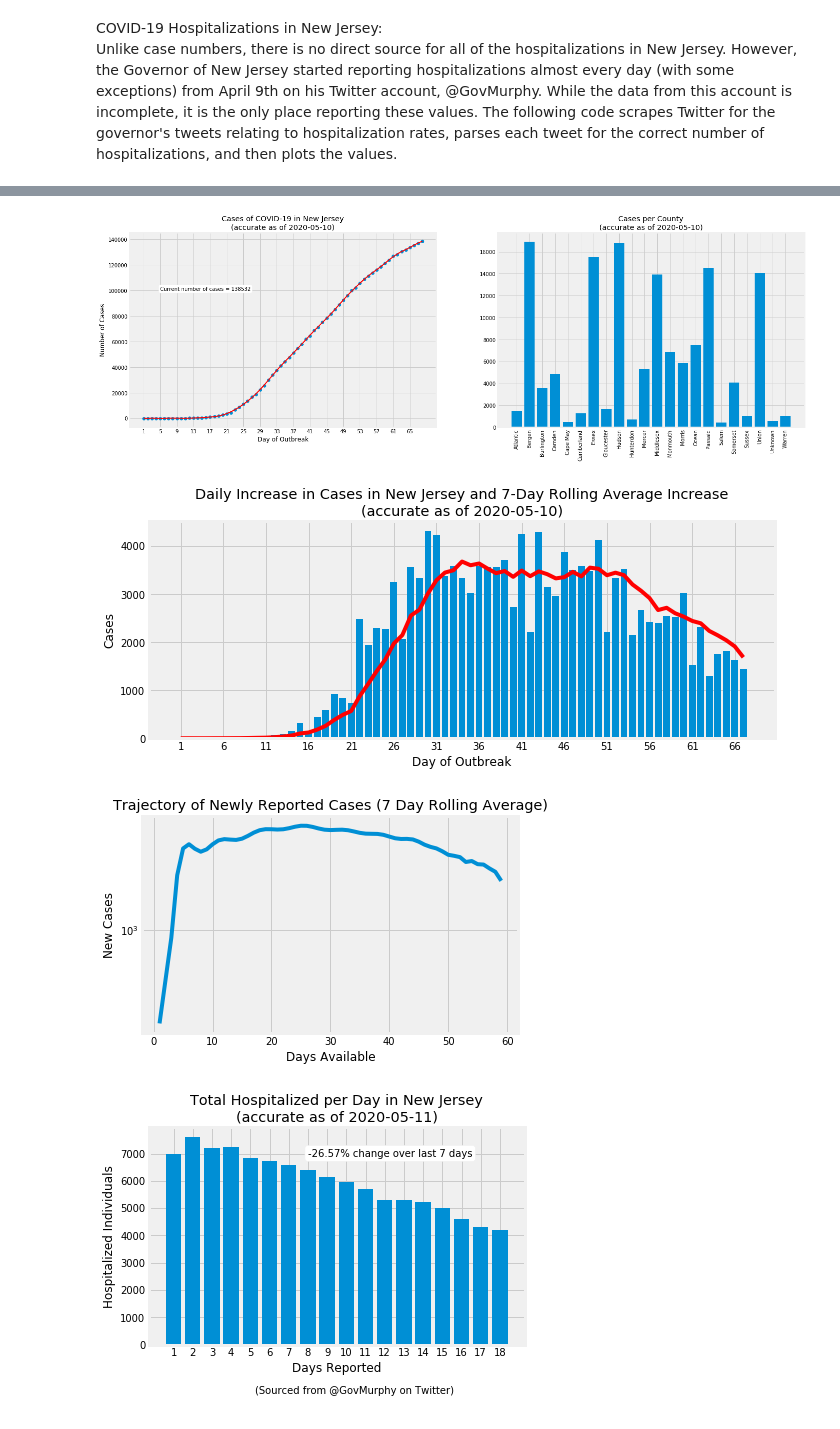
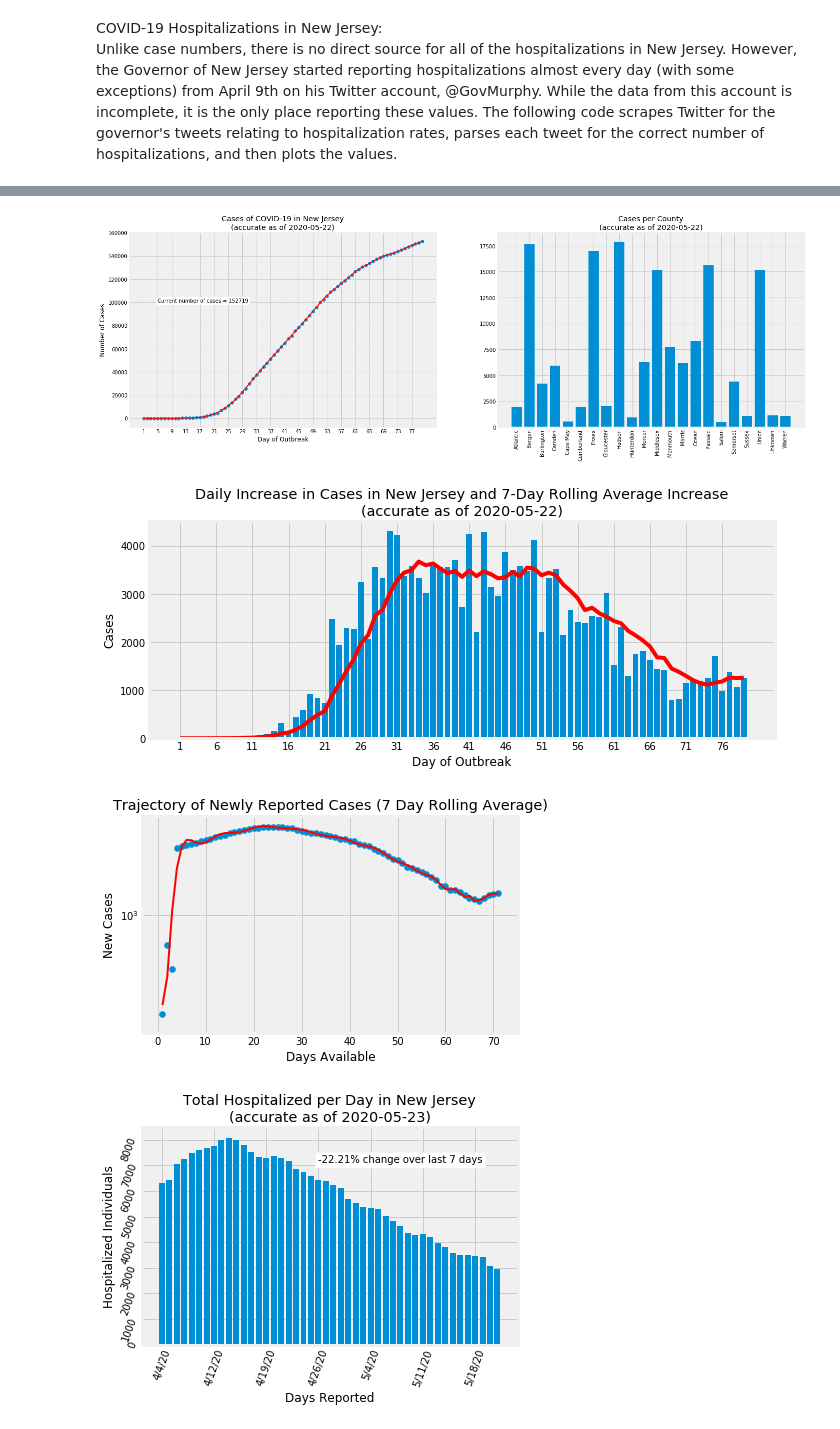
Before and after one commit to jaydenfont/NJ-COVID-19-Data, a Jupyter notebook: NewJerseyData.ipynb, the cells around one changed output, grey strips where cells are left out. Saved outputs shown, nothing was run; the diff lists cells and outputs as text; code cells hidden in the pictures.

Commit message:
switched to using selenium to scrape from NJ DOH website rather than from Twitter for more accurate data, tweaked trajectory plot

```diff
--- a/NewJerseyData.ipynb
+++ b/NewJerseyData.ipynb
@@ -216,7 +267,8 @@ def plotTrajectory(newCases, newCaseDays):
     ticks = np.arange(1,trajectoryDates.max()+1, 5); #generate y ticks
     figure = plt.figure()
     traj = figure.add_subplot()
-    traj.plot(trajectoryDates, fit)
+    traj.plot(trajectoryDates, fit, linewidth=2, color='r')
+    traj.scatter(trajectoryDates, rolling)
     traj.set_yticks(ticks)
     traj.set_yscale('log')
     traj.set_xlabel("Days Available")
@@ -307,7 +360,8 @@ def hospitalizationExtraction(dataframe, indexOfTweet):
     except:
         return None # if the tweet is not in the proper format (no valid numbers or otherwise), return none
 # %%
-def plotHospitalizations(hospDayCount, hospitalized):
+# not used anymore
+def plotHospitalizationsOld(hospDayCount, hospitalized):
 
     fig = plt.figure()
     ax = fig.add_subplot()
@@ -327,20 +381,47 @@ def plotHospitalizations(hospDayCount, hospitalized):
 
     pct = dict(boxstyle = 'round', facecolor = 'white')
     text = percentChangeHospitalizations(hospitalized) + " change over last 7 days"
-    ax.text(8, 6900,text,bbox=pct);
+    ax.text(8, max(hospitalized) ,text,bbox=pct);
+# %%
+def plotHospitalizations(dates, hospData):
+
+    fig = plt.figure()
+    ax = fig.add_subplot()
+    ax.bar(dates, hospData)
+    ax.set_title("Total Hospitalized per Day in New Jersey\n(accurate as of {})".format(datetime.date.today()))
+    ax.set_ylabel('Hospitalized Individuals')
+    ax.set_xlabel('Days Reported')
+    frequency = 7
+    ax.set_xticks(dates[::frequency])
+    ax.tick_params(labelrotation=70)
+
+    def percentChangeHospitalizations(hospitalized):
+        # Calculates percentage change in hospitalizations over last 7 days
+        mostRecent = len(hospData)-1
+        totalDecrease = hospData[mostRecent] - hospData[mostRecent-7]
+        pctDecrease = round((totalDecrease / hospData[mostRecent-7]) * 100, 2)
+        return str(pctDecrease) + "%"
+
+    pct = dict(boxstyle = 'round', facecolor = 'white')
+    text = percentChangeHospitalizations(hospData) + " change over last 7 days"
+    ax.text(21, max(hospData)-1000,text,bbox=pct);
 # %% [markdown]
 COVID-19 Hospitalizations in New Jersey:<br>Unlike case numbers, there is no direct source for all of the hospitalizations in New Jersey. However, the Governor of New Jersey started reporting hospitalizations almost every day (with some exceptions) from April 9th on his Twitter account, @GovMurphy. While the data from this account is incomplete, it is the only place reporting these values. The following code scrapes Twitter for the governor's tweets relating to hospitalization rates, parses each tweet for the correct number of hospitalizations, and then plots the values.
 # %%
 def main():
     dateAndTime = currentTime()
-    [state, county, tweets] = pullData()
+    [state, county] = pullNYTData()
+    hospData = pullHospitalizationData()
     [njLength, njCases, recentDate, njCountyList, newCases, newCaseDays] = cleanNYTData(state, county)
-    [hospDayCount, hospitalized] = cleanTwitterData(tweets)
+    [hospData, dates] = cleanHospitalizationData(hospData)
     plotTotalCases(njLength, njCases, recentDate, njCountyList, dateAndTime)
     plotNewCases(newCases, newCaseDays, recentDate)
     plotTrajectory(newCases, newCaseDays)
-    plotHospitalizations(hospDayCount, hospitalized)
+    plotHospitalizations(dates, hospData)
+
+    # return all data for testing in next cell if needed
+    return dates, hospData, njLength, njCases, recentDate, njCountyList, dateAndTime, newCases, newCaseDays
 
 if __name__ == "__main__":
-    main()
+    [dates, hospData, njLength, njCases, recentDate, njCountyList, dateAndTime, newCases, newCaseDays] = main()
 # %% [output]
@@ -384,4 +446,4 @@ last updated at: 05/11/2020 03:51 PM
-[figure, old version]
+[figure, new version]
-[figure, old version]
+[figure, new version]
-[figure, old version]
+[figure, new version]
-[figure, old version]
+[figure, new version]
```
Also changed, not shown: parts of 7 cells of this notebook.
